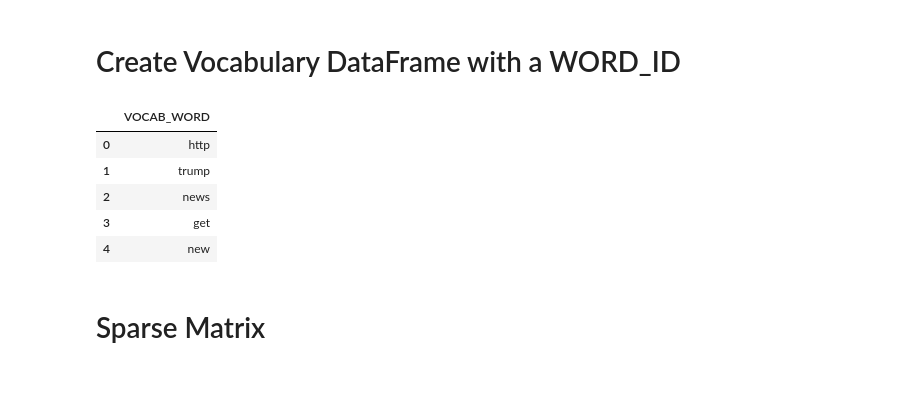
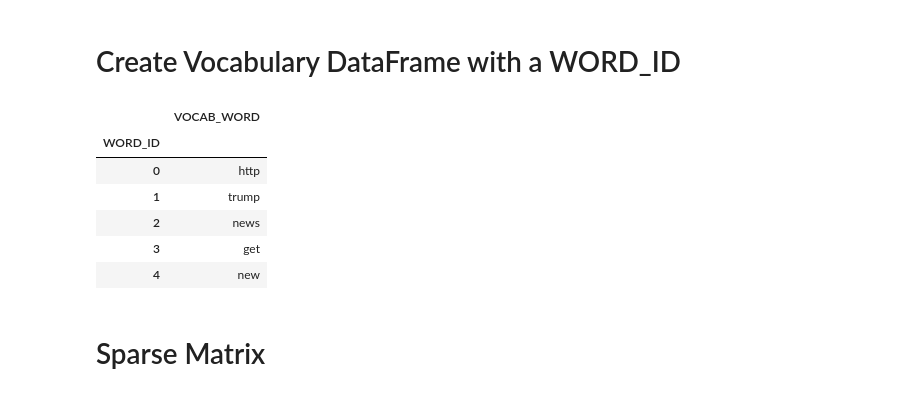
Before and after one commit to AlexHappyCode/CSC845-twitter-spam-detection, a Jupyter notebook: alex/NLP.ipynb, the cells around one changed output. Drawn from its saved outputs; the diff is of its cells as text; code cells hidden in the pictures.

```diff
--- a/alex/NLP.ipynb
+++ b/alex/NLP.ipynb
@@ -336,10 +354,11 @@ dtype: int64
 # %%
 word_ids = list(range(0, VOCAB_SIZE))
 vocab = pd.DataFrame({'VOCAB_WORD': frequent_words.index.values}, index=word_ids)
-#vocab.index.name = 'WORD_ID'
+vocab.index.name = 'WORD_ID'
 vocab.head()
 # %% [output]
 |  | VOCAB_WORD |
+| WORD_ID |  |
 | 0 | http |
 | 1 | trump |
 | 2 | news |
```
Also changed, not shown: parts of 15 cells of this notebook, 2 other files.
